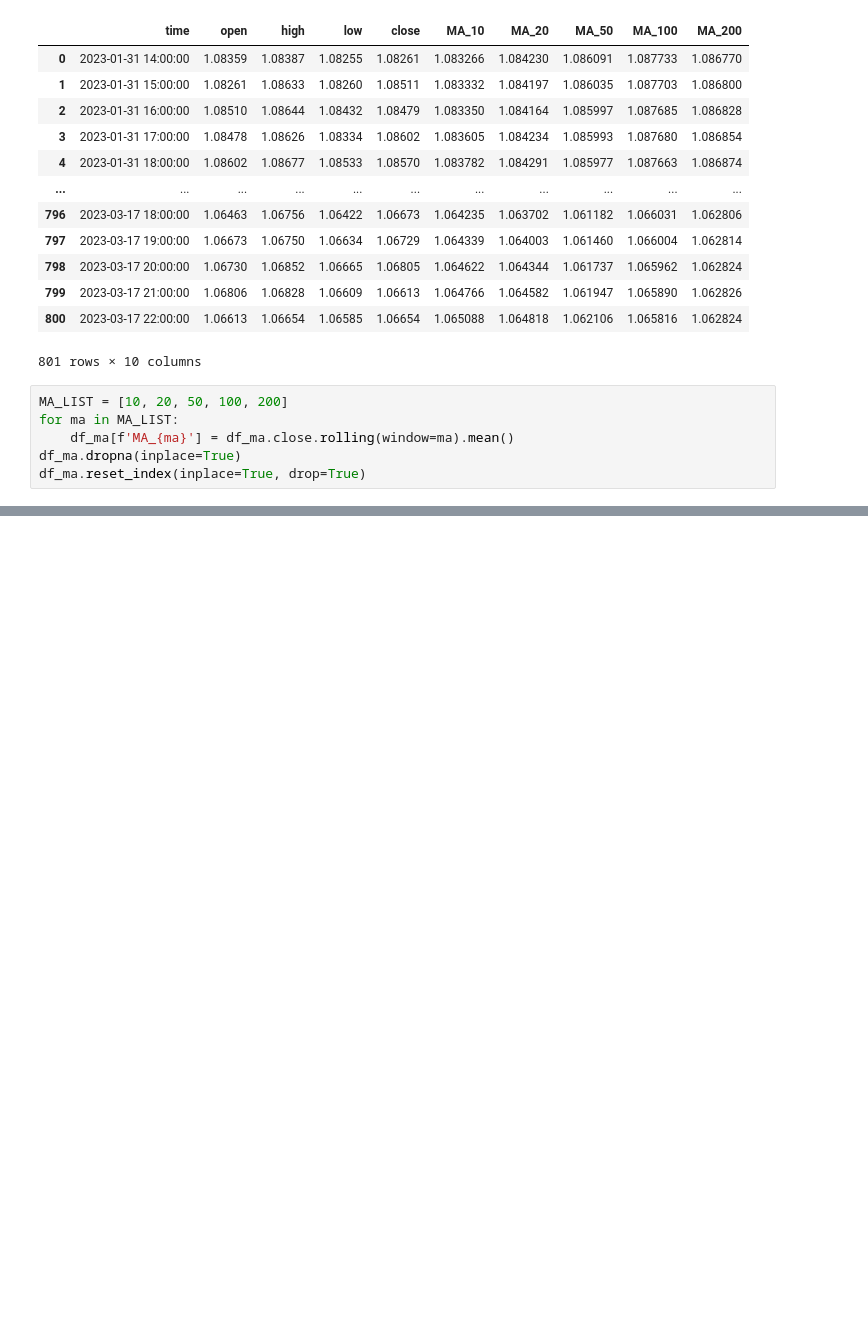
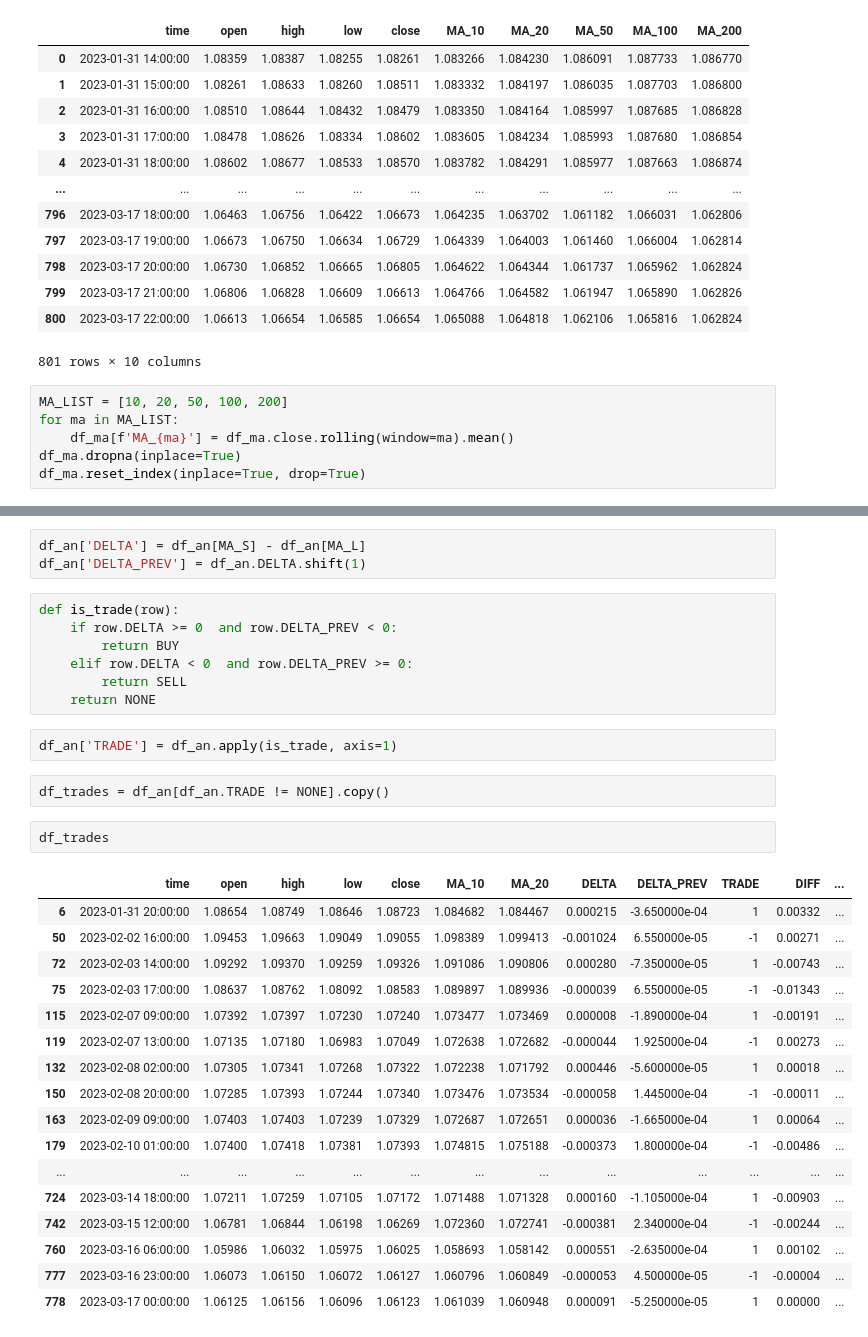
Before and after one commit to meysamshahbazi/algotramic, a Jupyter notebook: Ma-test.ipynb, the cells around one changed output, grey strips where cells are left out. Cells and saved outputs as stored; diff of their text form; blank space fills up the shorter version.

```diff
--- a/Ma-test.ipynb
+++ b/Ma-test.ipynb
@@ -58,0 +79,34 @@ cp.show_plot(line_traces=traces)
+# %%
+df_an['DELTA'] = df_an[MA_S] - df_an[MA_L]
+df_an['DELTA_PREV'] = df_an.DELTA.shift(1)
+# %%
+def is_trade(row):
+    if row.DELTA >= 0  and row.DELTA_PREV < 0:
+        return BUY
+    elif row.DELTA < 0  and row.DELTA_PREV >= 0:
+        return SELL
+    return NONE
+# %%
+df_an['TRADE'] = df_an.apply(is_trade, axis=1)
+# %%
+df_trades = df_an[df_an.TRADE != NONE].copy()
+# %%
+df_trades
+# %% [output]
+|  | time | open | high | low | close | MA_10 | MA_20 | DELTA | DELTA_PREV | TRADE | DIFF | ... |
+| 6 | 2023-01-31 20:00:00 | 1.08654 | 1.08749 | 1.08646 | 1.08723 | 1.084682 | 1.084467 | 0.000215 | -3.650000e-04 | 1 | 0.00332 | ... |
+| 50 | 2023-02-02 16:00:00 | 1.09453 | 1.09663 | 1.09049 | 1.09055 | 1.098389 | 1.099413 | -0.001024 | 6.550000e-05 | -1 | 0.00271 | ... |
+| 72 | 2023-02-03 14:00:00 | 1.09292 | 1.09370 | 1.09259 | 1.09326 | 1.091086 | 1.090806 | 0.000280 | -7.350000e-05 | 1 | -0.00743 | ... |
+| 75 | 2023-02-03 17:00:00 | 1.08637 | 1.08762 | 1.08092 | 1.08583 | 1.089897 | 1.089936 | -0.000039 | 6.550000e-05 | -1 | -0.01343 | ... |
+| 115 | 2023-02-07 09:00:00 | 1.07392 | 1.07397 | 1.07230 | 1.07240 | 1.073477 | 1.073469 | 0.000008 | -1.890000e-04 | 1 | -0.00191 | ... |
+| 119 | 2023-02-07 13:00:00 | 1.07135 | 1.07180 | 1.06983 | 1.07049 | 1.072638 | 1.072682 | -0.000044 | 1.925000e-04 | -1 | 0.00273 | ... |
+| 132 | 2023-02-08 02:00:00 | 1.07305 | 1.07341 | 1.07268 | 1.07322 | 1.072238 | 1.071792 | 0.000446 | -5.600000e-05 | 1 | 0.00018 | ... |
+| 150 | 2023-02-08 20:00:00 | 1.07285 | 1.07393 | 1.07244 | 1.07340 | 1.073476 | 1.073534 | -0.000058 | 1.445000e-04 | -1 | -0.00011 | ... |
+| 163 | 2023-02-09 09:00:00 | 1.07403 | 1.07403 | 1.07239 | 1.07329 | 1.072687 | 1.072651 | 0.000036 | -1.665000e-04 | 1 | 0.00064 | ... |
+| 179 | 2023-02-10 01:00:00 | 1.07400 | 1.07418 | 1.07381 | 1.07393 | 1.074815 | 1.075188 | -0.000373 | 1.800000e-04 | -1 | -0.00486 | ... |
+| ... | ... | ... | ... | ... | ... | ... | ... | ... | ... | ... | ... | ... |
+| 724 | 2023-03-14 18:00:00 | 1.07211 | 1.07259 | 1.07105 | 1.07172 | 1.071488 | 1.071328 | 0.000160 | -1.105000e-04 | 1 | -0.00903 | ... |
+| 742 | 2023-03-15 12:00:00 | 1.06781 | 1.06844 | 1.06198 | 1.06269 | 1.072360 | 1.072741 | -0.000381 | 2.340000e-04 | -1 | -0.00244 | ... |
+| 760 | 2023-03-16 06:00:00 | 1.05986 | 1.06032 | 1.05975 | 1.06025 | 1.058693 | 1.058142 | 0.000551 | -2.635000e-04 | 1 | 0.00102 | ... |
+| 777 | 2023-03-16 23:00:00 | 1.06073 | 1.06150 | 1.06072 | 1.06127 | 1.060796 | 1.060849 | -0.000053 | 4.500000e-05 | -1 | -0.00004 | ... |
+| 778 | 2023-03-17 00:00:00 | 1.06125 | 1.06156 | 1.06096 | 1.06123 | 1.061039 | 1.060948 | 0.000091 | -5.250000e-05 | 1 | 0.00000 | ... |
```
Also changed, not shown: parts of 11 cells of this notebook, 29 other files.
